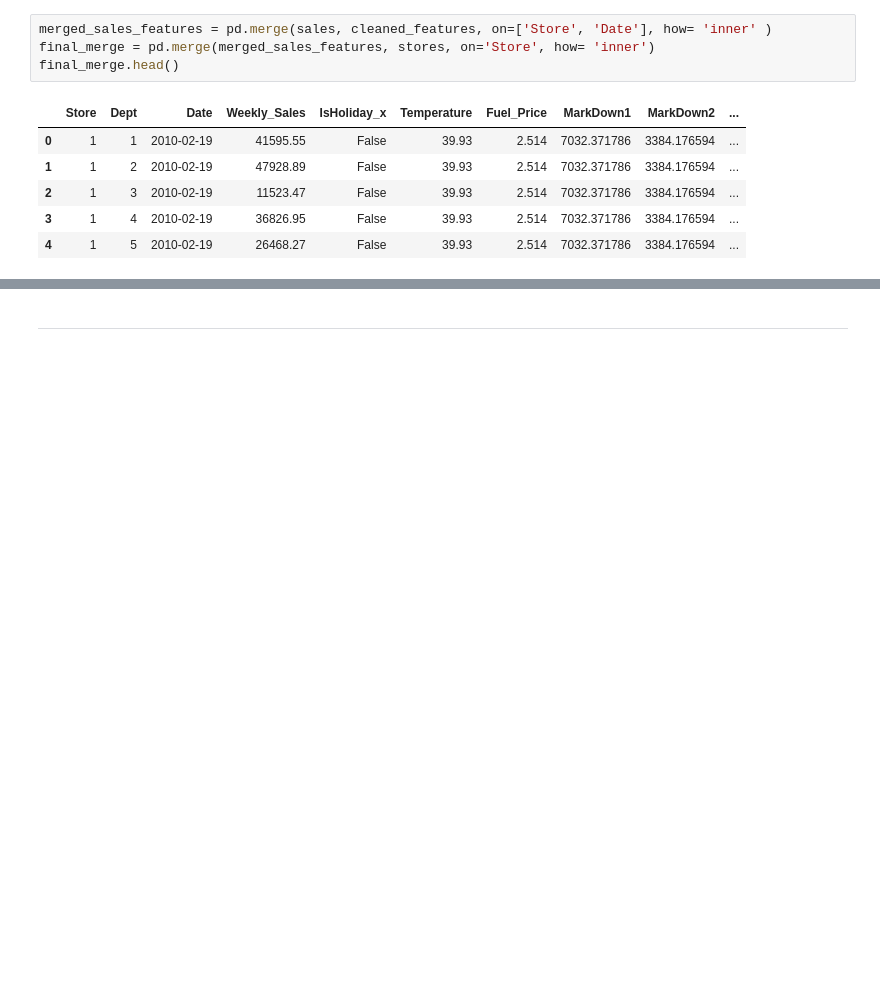
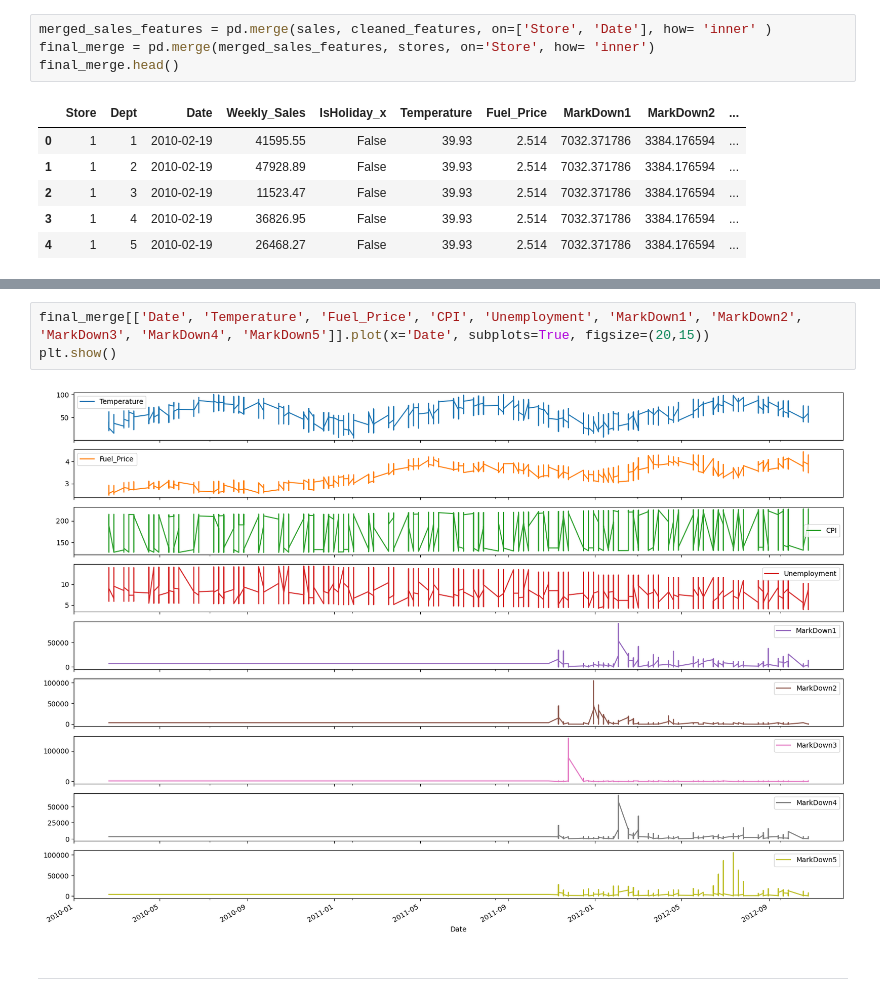
Before and after one commit to Hasnain-S1/hackathon-1, a Jupyter notebook: jupyter_notebooks/Notebook_Template.ipynb, the cells around one changed output, grey strips where cells are left out. Saved outputs shown, nothing was run; the diff lists cells and outputs as text; blank space fills up the shorter version.

```diff
--- a/jupyter_notebooks/Notebook_Template.ipynb
+++ b/jupyter_notebooks/Notebook_Template.ipynb
@@ -297,3 +307,8 @@ final_merge.head()
+# %%
+final_merge[['Date', 'Temperature', 'Fuel_Price', 'CPI', 'Unemployment', 'MarkDown1', 'MarkDown2', 'MarkDown3', 'MarkDown4', 'MarkDown5']].plot(x='Date', subplots=True, figsize=(20,15))
+plt.show()
+# %% [output]
+[figure, added]
 # %% [markdown]
 ---
 # %% [markdown]
```
Also changed, not shown: parts of 1 cell of this notebook.
